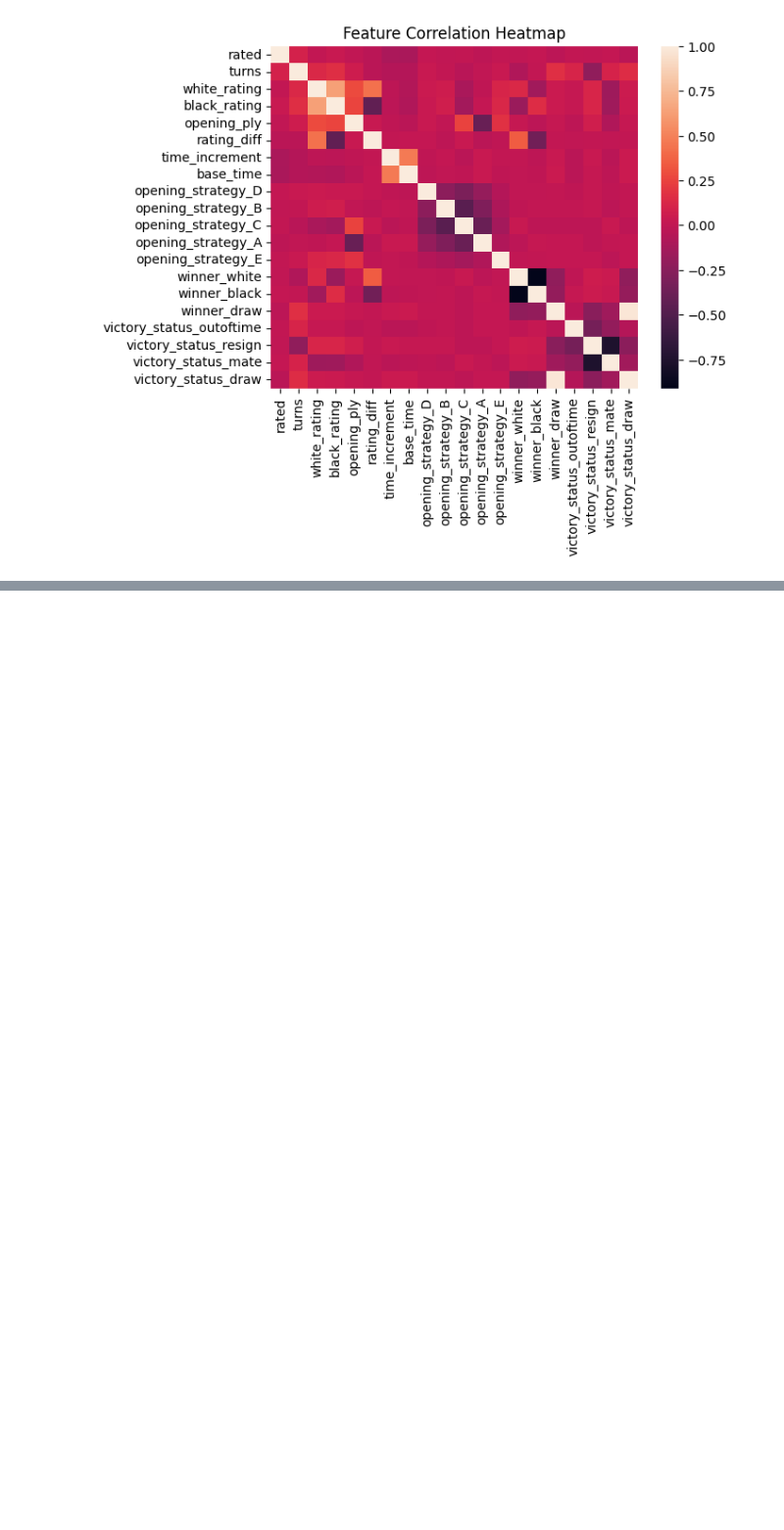
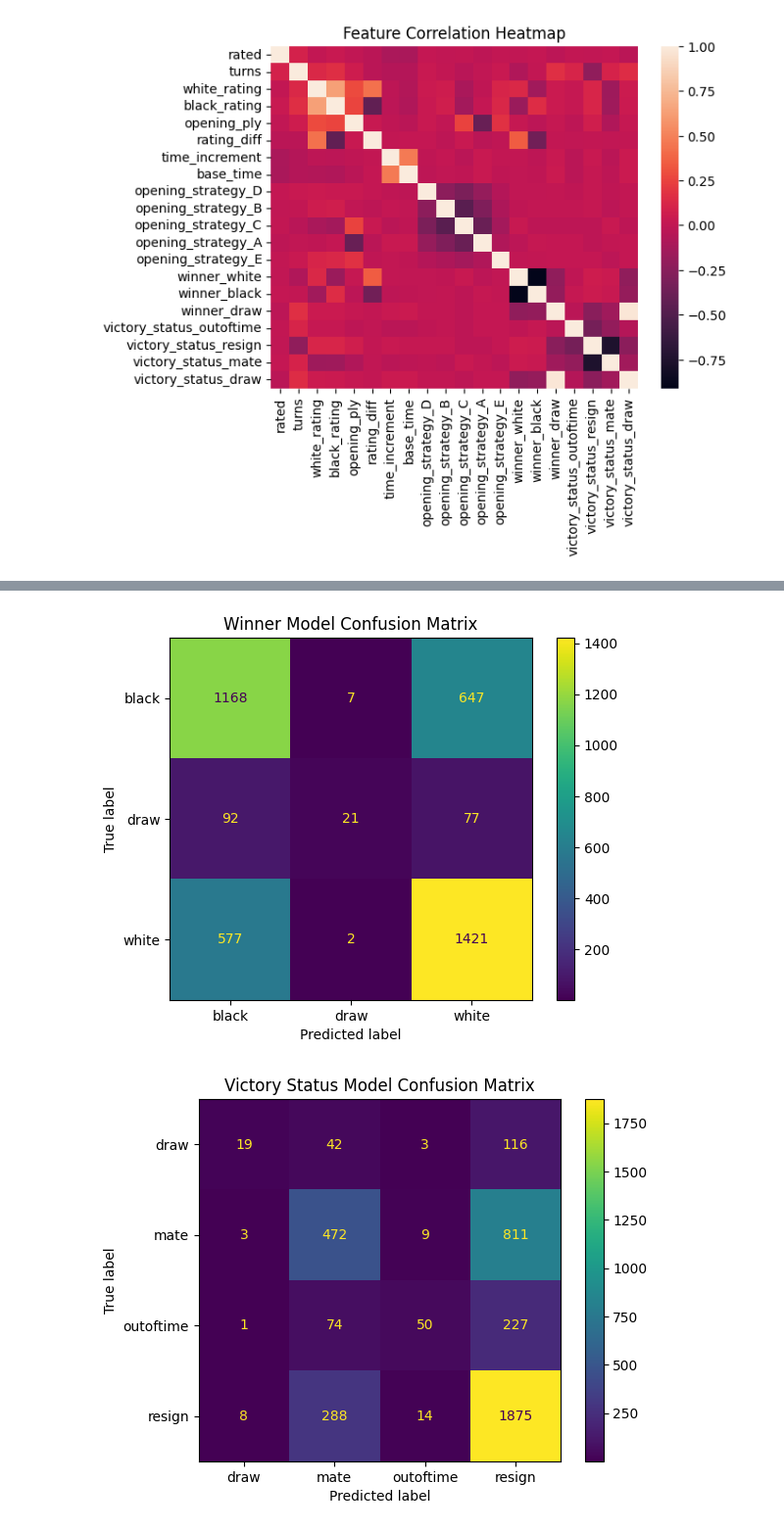
Before and after one commit to BrennanPS/484Team5, a Jupyter notebook: main.ipynb, the cells around one changed output, grey strips where cells are left out. Shown at 98% size. Saved outputs shown, nothing was run; the diff lists cells and outputs as text; code cells hidden in the pictures; blank space fills up the shorter version.

Commit message:
Updated Random Forest model for weekly updates

```diff
--- a/main.ipynb
+++ b/main.ipynb
@@ -230,0 +267,25 @@ Recall (weighted): 0.6021934197407777
+# %%
+from sklearn.metrics import ConfusionMatrixDisplay
+import matplotlib.pyplot as plt
+
+#Align labels with classes
+labels_winner = sorted(set(y_winner_test))
+
+#Make Confusion Matrix
+ConfusionMatrixDisplay.from_predictions(y_winner_test, y_winner_pred, display_labels=labels_winner, cmap="viridis")
+
+plt.title("Winner Model Confusion Matrix")
+plt.show()
+
+
+#Align Labels with classes
+labels_status = sorted(set(y_status_test))
+
+#Make confusion matrix
+ConfusionMatrixDisplay.from_predictions(y_status_test, y_status_pred, display_labels=labels_status, cmap="viridis")
+
+plt.title("Victory Status Model Confusion Matrix")
+plt.show()
+# %% [output]
+[figure, added]
+[figure, added]
```
Also changed, not shown: parts of 2 cells of this notebook.
